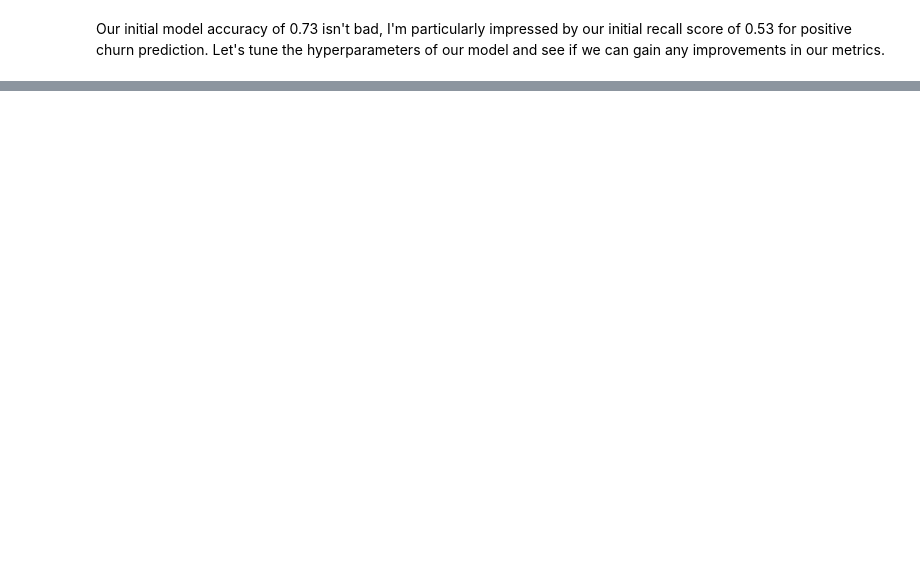
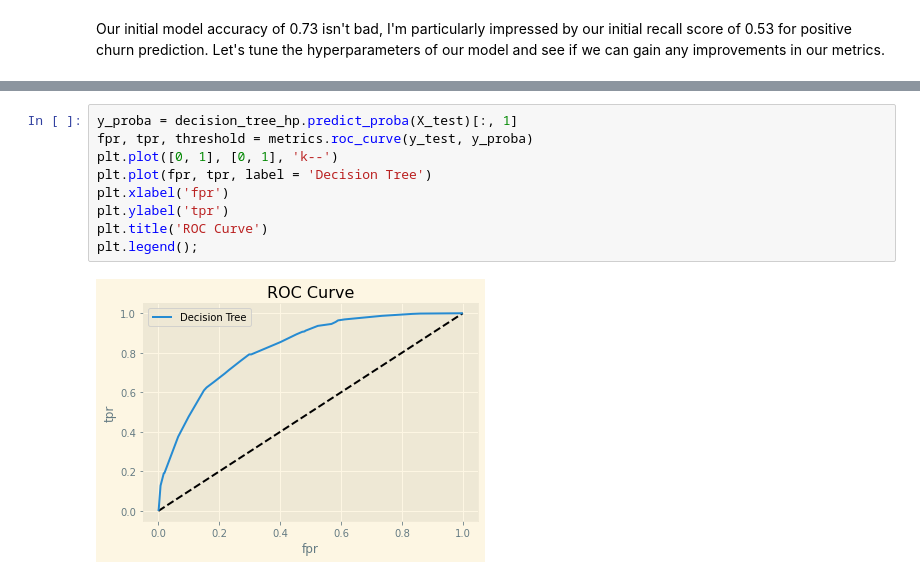
Before and after one commit to et-mill/CSC-495---Telecom-Customer-Churn, a Jupyter notebook: Models/DecisionTree.ipynb, the cells around one changed output, grey strips where cells are left out. Saved outputs shown, nothing was run; the diff lists cells and outputs as text; blank space fills up the shorter version.

```diff
--- a/Models/DecisionTree.ipynb
+++ b/Models/DecisionTree.ipynb
@@ -91,0 +129,11 @@ grid.fit(X_train, y_train)
+# %%
+y_proba = decision_tree_hp.predict_proba(X_test)[:, 1]
+fpr, tpr, threshold = metrics.roc_curve(y_test, y_proba)
+plt.plot([0, 1], [0, 1], 'k--')
+plt.plot(fpr, tpr, label = 'Decision Tree')
+plt.xlabel('fpr')
+plt.ylabel('tpr')
+plt.title('ROC Curve')
+plt.legend();
+# %% [output]
+[figure, added]
```
Also changed, not shown: parts of 6 cells of this notebook, 5 other files.
